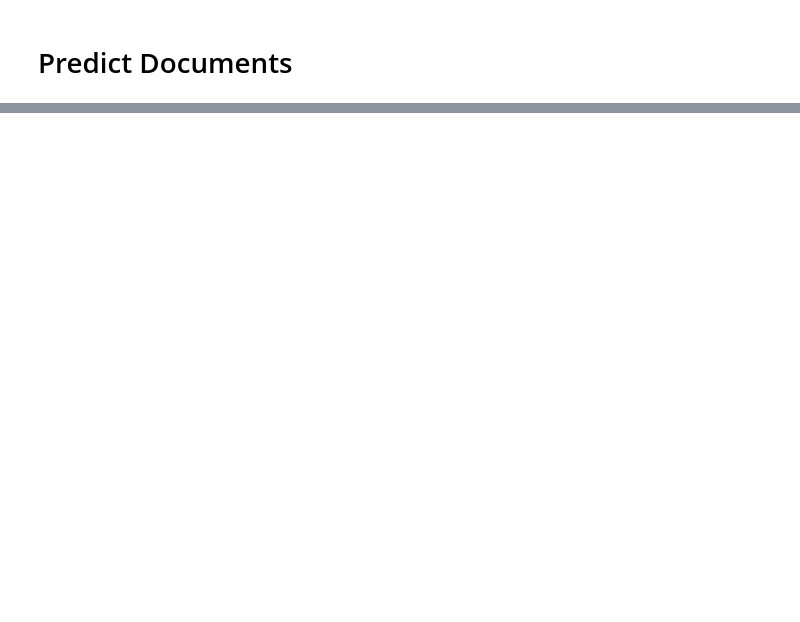
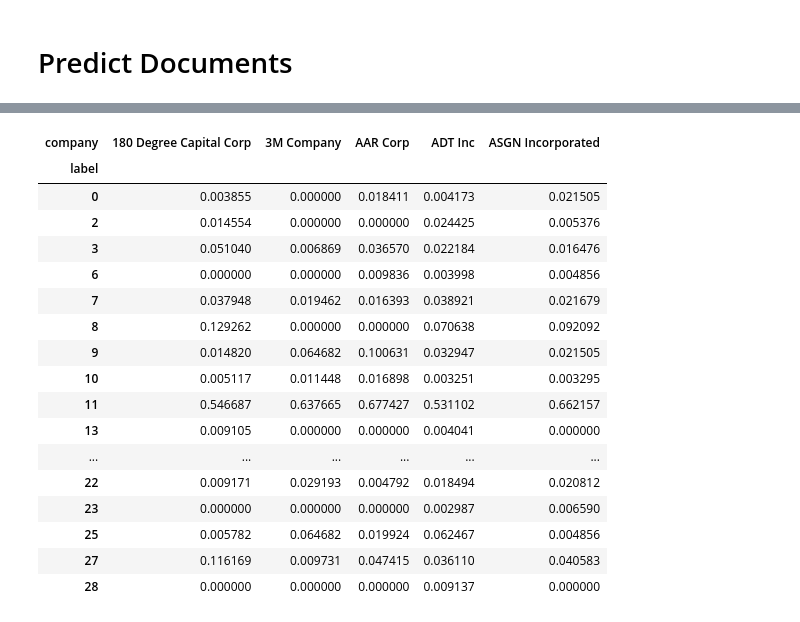
Before and after one commit to Dkreitzer/Text_ML_Classification_UMN, a Jupyter notebook: Doc_Classification.ipynb, the cells around one changed output, grey strips where cells are left out. Saved outputs shown, nothing was run; the diff lists cells and outputs as text; code cells hidden in the pictures; blank space fills up the shorter version.

```diff
--- a/Doc_Classification.ipynb
+++ b/Doc_Classification.ipynb
@@ -376 +494,12 @@ def estimator_ppscore(model):
+# %%
+#@markdown ### load master_data() { display-mode: "form" }
+def load_master_data():
+    master_path = 'Text_ML_Classification_UMN/Predicting/CSV/master_data.csv'
+    try:
+        master = pd.read_csv(master_path)
+        master = master.set_index('label')
+    except FileNotFoundError:
+        master = False
+
+    return master
 # %%
@@ -544,8 +750,9 @@ def prep_for_heatmap(muliple_company_frame):
 # %%
- import os
+#@title Predict Files { run: "auto", vertical-output: true, display-mode: "form" }
+folder_choice =  'Analyze' #@param ["Analyze", "Samdbox"] {type:"string"}
 
-#@title ## Save Documents
-To_Master_List= True #@param ["False", "True"] {type:"raw"}
+#@markdown Save Documents?
+To_Master_List = True #@param ["False", "True"] {type:"raw"}
 To_New_List =  True #@param ["False", "True"] {type:"raw"}
 
 def analyze_documents():
@@ -553,7 +760,7 @@ def analyze_documents():
   names = []
   # %cd "
   pathlist = Path(
-      "Text_ML_Classification_UMN/Analyze").glob('**/*.txt')
+      "Text_ML_Classification_UMN/%s" % folder_choice).glob('**/*.txt')
 # try:
   for path in tqdm(pathlist):
       path_in_str = str(path)
@@ -581,44 +788,39 @@ def analyze_documents():
   muliple_company_frame = pd.concat(frames)
   muliple_company_frame.head()
   grouped_frame = muliple_company_frame.groupby(
-    ['company', 'label']).agg({'% of total': 'sum'}).reset_index()
+    ['company', 'label']).agg({'% of total': 'sum'})
   company_clusters = prep_for_heatmap(muliple_company_frame)
-  if To_Master_List == True:
+  master_path = "Text_ML_Classification_UMN/Predicting/CSV/master_data.csv"
+  master = load_master_data()
+
+  if type(master) != "pd.DataFrame" and To_Master_List == True:
+      company_clusters.T.to_csv(master_path, header=True,index=True)
+  master = load_master_data()
+
+  if type(master) == "pd.DataFrame" and To_Master_List == True:
+      master = pd.concat([master, company_clusters.T], ignore_index=True)
+      master.to_csv(master_path, index=True)
+
+
       # if file does not exist write header
-      master_path = "Text_ML_Classification_UMN/Predicting/CSV/master.csv"
 
-      with open(master_path, 'a') as f:
-          company_clusters.to_csv(f, header=f.tell()==0)
+#       with open(master_path, 'a') as f:
+#           company_clusters.to_csv(f, header=f.tell()==0)
 
       ##!! THIS IS CAUSING DUPLICATES ##
 
 
 
-#       if not os.path.isfile(master_path):
-#          company_clusters.to_csv(master_path, header=label)
-#       else: # else it exists so append without writing the header
-#         master = pd.read_csv(master_path)
-#         pd.concat([master, company_clusters], ignore_index=True).dropna().to_csv(master_path, index=False)
-
-#          company_clusters.to_csv('filename.csv', mode='a', header=True)
-
-#       try:
-#           master = pd.read_csv('Text_ML_Classification_UMN/Predicting/CSV/master.csv')
-#           master = pd.concat([master, company_clusters.T]
-#                    ).drop_duplicates(names).set_index("label")
-#           master.to_csv('master.csv', header=True, mode="a")
-#           print('MASTER UPDATED')
-#       except FileNotFoundError:
-#            company_clusters.T.to_csv('Text_ML_Classification_UMN/Predicting/CSV/master.csv',header=True)
-
-
 
   if To_New_List == True:
-    analysis_time = datetime.now().strftime("%b%d-%I%M%p")
+    analysis_time = get_time()
 
     with open(f'Text_ML_Classification_UMN/Predicting/CSV/{analysis_time}.csv', 'w') as f:
         company_clusters.T.to_csv(f, header=True)
 #   except IndexError:
 #     print("Are there any files in /Analyze?")
 #     company_clusters, grouped_frame = len(names), False
-  return company_clusters, grouped_frame, muliple_company_frame
+  return company_clusters, grouped_frame, muliple_company_frame, master
+company_clusters, grouped_frame, muliple_company_frame, master = analyze_documents()
+company_clusters.T.head(20)
+# %% [output]
@@ -624,0 +828,18 @@ def analyze_documents():
+| company | 180 Degree Capital Corp | 3M Company | AAR Corp | ADT Inc | ASGN Incorporated |
+| label |  |  |  |  |  |
+| 0 | 0.003855 | 0.000000 | 0.018411 | 0.004173 | 0.021505 |
+| 2 | 0.014554 | 0.000000 | 0.000000 | 0.024425 | 0.005376 |
+| 3 | 0.051040 | 0.006869 | 0.036570 | 0.022184 | 0.016476 |
+| 6 | 0.000000 | 0.000000 | 0.009836 | 0.003998 | 0.004856 |
+| 7 | 0.037948 | 0.019462 | 0.016393 | 0.038921 | 0.021679 |
+| 8 | 0.129262 | 0.000000 | 0.000000 | 0.070638 | 0.092092 |
+| 9 | 0.014820 | 0.064682 | 0.100631 | 0.032947 | 0.021505 |
+| 10 | 0.005117 | 0.011448 | 0.016898 | 0.003251 | 0.003295 |
+| 11 | 0.546687 | 0.637665 | 0.677427 | 0.531102 | 0.662157 |
+| 13 | 0.009105 | 0.000000 | 0.000000 | 0.004041 | 0.000000 |
+| ... | ... | ... | ... | ... | ... |
+| 22 | 0.009171 | 0.029193 | 0.004792 | 0.018494 | 0.020812 |
+| 23 | 0.000000 | 0.000000 | 0.000000 | 0.002987 | 0.006590 |
+| 25 | 0.005782 | 0.064682 | 0.019924 | 0.062467 | 0.004856 |
+| 27 | 0.116169 | 0.009731 | 0.047415 | 0.036110 | 0.040583 |
+| 28 | 0.000000 | 0.000000 | 0.000000 | 0.009137 | 0.000000 |
```
Also changed, not shown: parts of 72 cells of this notebook.
